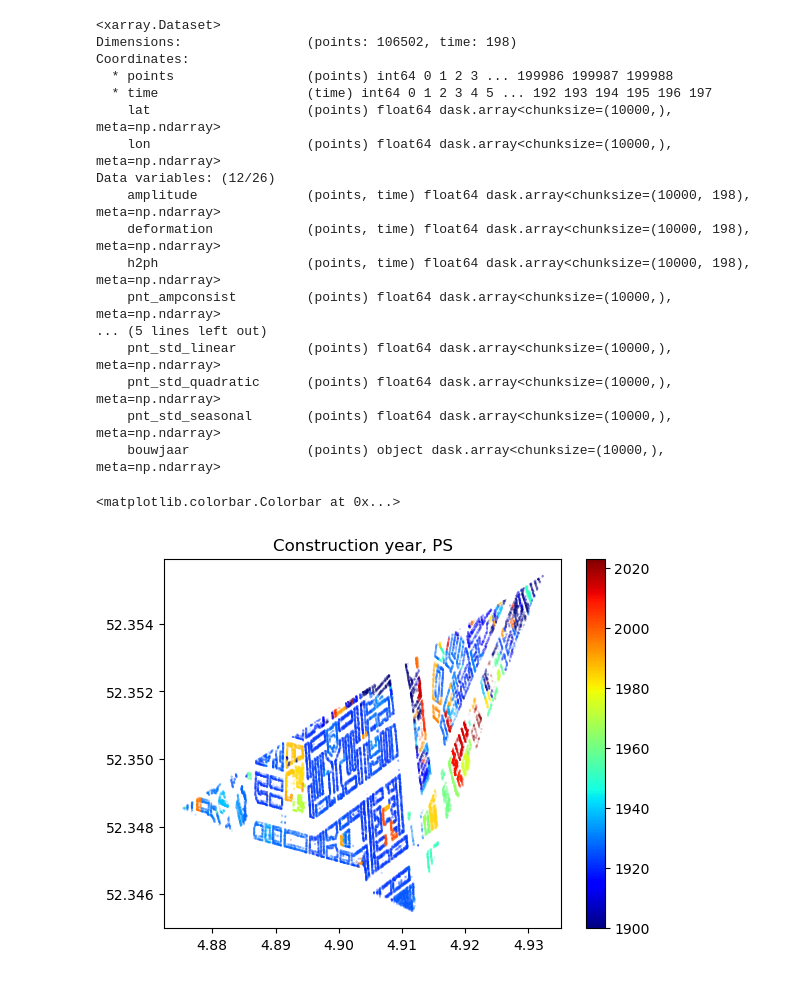
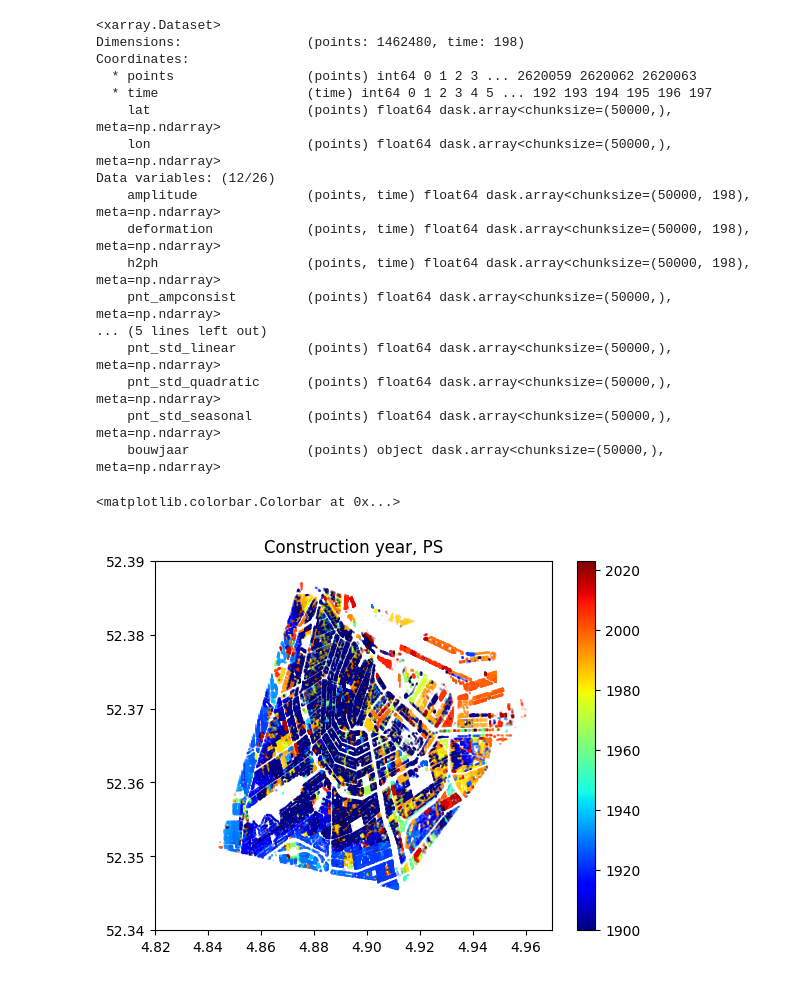
Before and after one commit to TUDelftGeodesy/stmtools, a Jupyter notebook: examples/enrich_depsi_csv_output.ipynb, the cells around one changed output. Saved outputs shown, nothing was run; the diff lists cells and outputs as text; code cells hidden in the pictures.

```diff
--- a/examples/enrich_depsi_csv_output.ipynb
+++ b/examples/enrich_depsi_csv_output.ipynb
@@ -114,6 +172,6 @@ stmat.to_zarr('stm.zarr')
 # %%
 stmat = xr.open_zarr('stm.zarr')
-stmat = stmat.chunk({'space': 10000, 'time':-1})
+stmat = stmat.chunk({'space': 50000, 'time':-1})
 stmat = stmat.rename({'space':'points'})
 stmat
 # %% [output]
@@ -144,9 +202,10 @@ Data variables: (12/25)
 # with fiona.open(path_polygon) as f:
 #     print(f.bounds)
 # %%
-path_polygon = Path('../../data/BAG/bag_light_AMS_WGS84.gpkg')
+path_polygon = Path('/project/caroline/Public/demo_mobyle/data/BAG/bag_light_AMS_WGS84.gpkg')
 fields_to_query = ['bouwjaar']
+path_polygon.exists()
 
-# path_polygon = Path('../../data/brp/brpgewaspercelen_concept_2022_wgs84.gpkg')
+# path_polygon = Path('/project/caroline/Public/demo_mobyle/data/brp/brpgewaspercelen_concept_2022_wgs84.gpkg')
 # fields_to_query = ['gewascode']
 # path_polygon.exists()
@@ -180,38 +241,42 @@ stmat_subset = stmat.stm.subset(method='polygon', polygon=path_polygon)
 stmat_subset
 # %% [output]
 <xarray.Dataset>
-Dimensions:                (points: 106502, time: 198)
+Dimensions:                (points: 1462480, time: 198)
 Coordinates:
-  * points                 (points) int64 0 1 2 3 ... 199986 199987 199988
+  * points                 (points) int64 0 1 2 3 ... 2620059 2620062 2620063
   * time                   (time) int64 0 1 2 3 4 5 ... 192 193 194 195 196 197
-    lat                    (points) float64 dask.array<chunksize=(10000,), meta=np.ndarray>
-    lon                    (points) float64 dask.array<chunksize=(10000,), meta=np.ndarray>
+    lat                    (points) float64 dask.array<chunksize=(50000,), meta=np.ndarray>
+    lon                    (points) float64 dask.array<chunksize=(50000,), meta=np.ndarray>
 Data variables: (12/26)
-    amplitude              (points, time) float64 dask.array<chunksize=(10000, 198), meta=np.ndarray>
-    deformation            (points, time) float64 dask.array<chunksize=(10000, 198), meta=np.ndarray>
-    h2ph                   (points, time) float64 dask.array<chunksize=(10000, 198), meta=np.ndarray>
-    pnt_ampconsist         (points) float64 dask.array<chunksize=(10000,), meta=np.ndarray>
+    amplitude              (points, time) float64 dask.array<chunksize=(50000, 198), meta=np.ndarray>
+    deformation            (points, time) float64 dask.array<chunksize=(50000, 198), meta=np.ndarray>
+    h2ph                   (points, time) float64 dask.array<chunksize=(50000, 198), meta=np.ndarray>
+    pnt_ampconsist         (points) float64 dask.array<chunksize=(50000,), meta=np.ndarray>
 ... (5 lines left out)
-    pnt_std_linear         (points) float64 dask.array<chunksize=(10000,), meta=np.ndarray>
-    pnt_std_quadratic      (points) float64 dask.array<chunksize=(10000,), meta=np.ndarray>
-    pnt_std_seasonal       (points) float64 dask.array<chunksize=(10000,), meta=np.ndarray>
-    bouwjaar               (points) object dask.array<chunksize=(10000,), meta=np.ndarray>
+    pnt_std_linear         (points) float64 dask.array<chunksize=(50000,), meta=np.ndarray>
+    pnt_std_quadratic      (points) float64 dask.array<chunksize=(50000,), meta=np.ndarray>
+    pnt_std_seasonal       (points) float64 dask.array<chunksize=(50000,), meta=np.ndarray>
+    bouwjaar               (points) object dask.array<chunksize=(50000,), meta=np.ndarray>
 # %%
 # Compute the construction year
 contextual = stmat_subset['bouwjaar'].compute()
+lon = stmat_subset['lon'].compute()
+lat = stmat_subset['lat'].compute()
 # contextual = stmat_subset['gewascode'].compute()
 # %%
 # Visualize results
 from matplotlib import pyplot as plt
 import matplotlib.cm as cm
 
 colormap = cm.jet
 
 fig, ax = plt.subplots()
 plt.title("Construction year, PS")
-plt.scatter(stmat_subset.lon.data, stmat_subset.lat.data, c=contextual, s=0.002, cmap=colormap)
+plt.scatter(lon, lat, c=contextual, s=0.0001, cmap=colormap)
 plt.clim([1900, 2023])
+plt.xlim([4.82, 4.97])
+plt.ylim([52.34, 52.39])
 plt.colorbar()
 # %% [output]
 <matplotlib.colorbar.Colorbar at 0x...>
-[figure, old version]
+[figure, new version]
```
Also changed, not shown: parts of 14 cells of this notebook.
